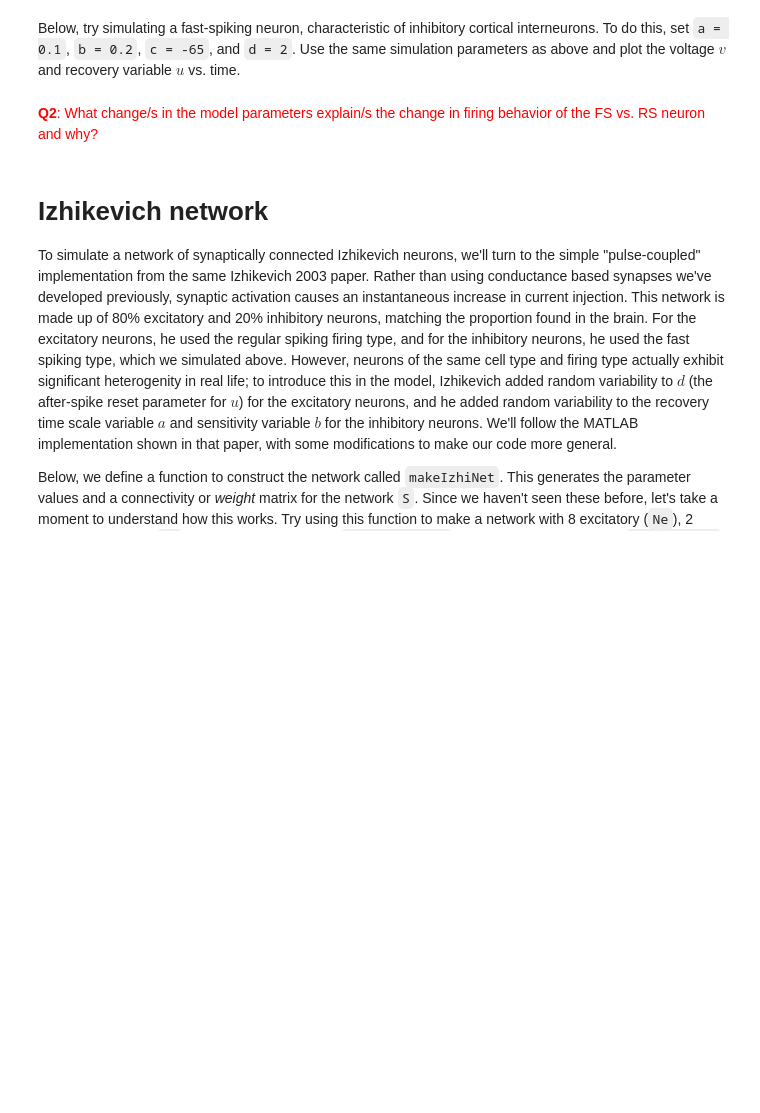
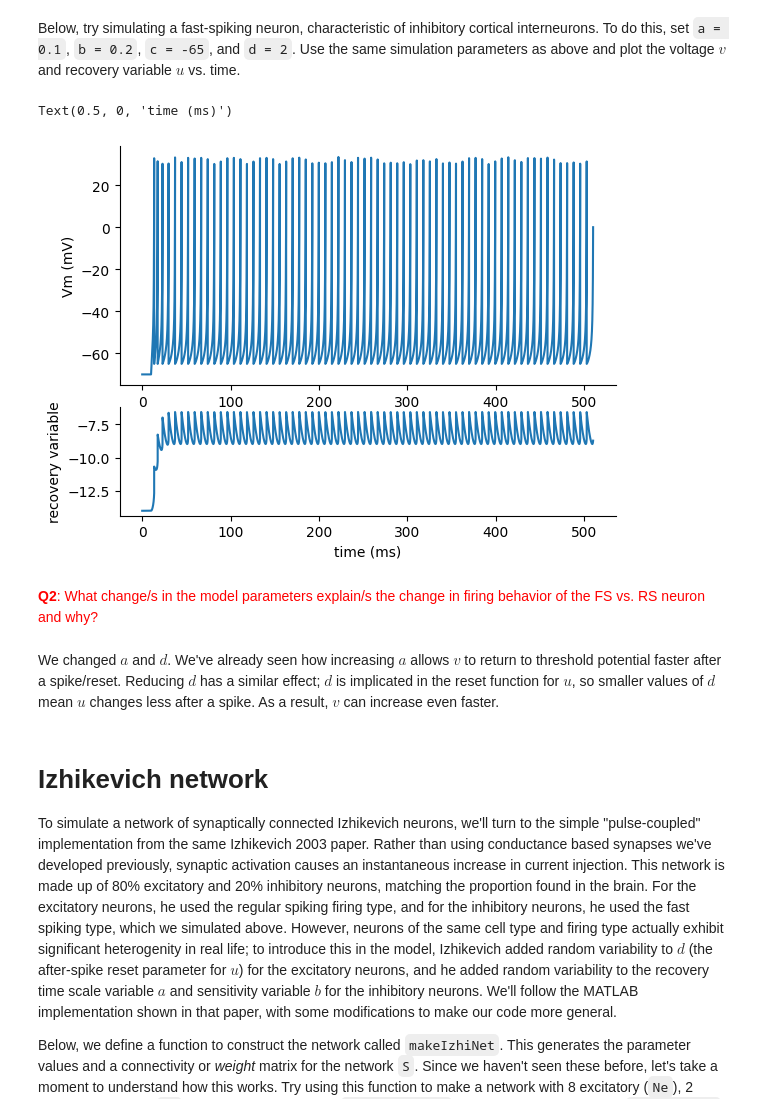
Before and after one commit to lw-miles24/11-CompModNervSys-IzhiNet, a Jupyter notebook: CompModNervSys_exercise11.ipynb, the cells around one changed output. Saved outputs shown, nothing was run; the diff lists cells and outputs as text; code cells hidden in the pictures; blank space fills up the shorter version.

```diff
--- a/CompModNervSys_exercise11.ipynb
+++ b/CompModNervSys_exercise11.ipynb
@@ -165,6 +183,36 @@ I_amp = 10
+# %%
+# Neuron model settings
+params_RS = {'a':0.1,'b':0.2,'c':-65,'d':2}
+
+# Simulation settings
+dt = 0.01 # ms
+tstop = 510 # ms
+v0 = -70 # mV
+u0 = v0*params_RS['b']
+I_del = 10 # ms
+I_dur = 500 # ms
+I_amp = 10
+
+# Run simulation
+t,v,u,spike_times = simIzhiStep(dt,tstop,v0,u0,params_RS,I_del,I_dur,I_amp)
+
+# Plot
+fig = plt.figure()
+ax = fig.add_subplot(3,1,(1,2))
+ax.plot(t,v)
+ax.set_ylabel('Vm (mV)')
+ax = fig.add_subplot(3,1,3)
+ax.plot(t,u)
+ax.set_ylabel('recovery variable')
+ax.set_xlabel('time (ms)')
+# %% [output]
+Text(0.5, 0, 'time (ms)')
+[figure, added]
 # %% [markdown]
 <font color='red'>**Q2**: What change/s in the model parameters explain/s the change in firing behavior of the FS vs. RS neuron and why?
 </font>
+# %% [markdown]
+We changed $a$ and $d$. We've already seen how increasing $a$ allows $v$ to return to threshold potential faster after a spike/reset. Reducing $d$ has a similar effect; $d$ is implicated in the reset function for $u$, so smaller values of $d$ mean $u$ changes less after a spike. As a result, $v$ can increase even faster.
 # %% [markdown]
 # Izhikevich network
 
```
Also changed, not shown: parts of 18 cells of this notebook.
